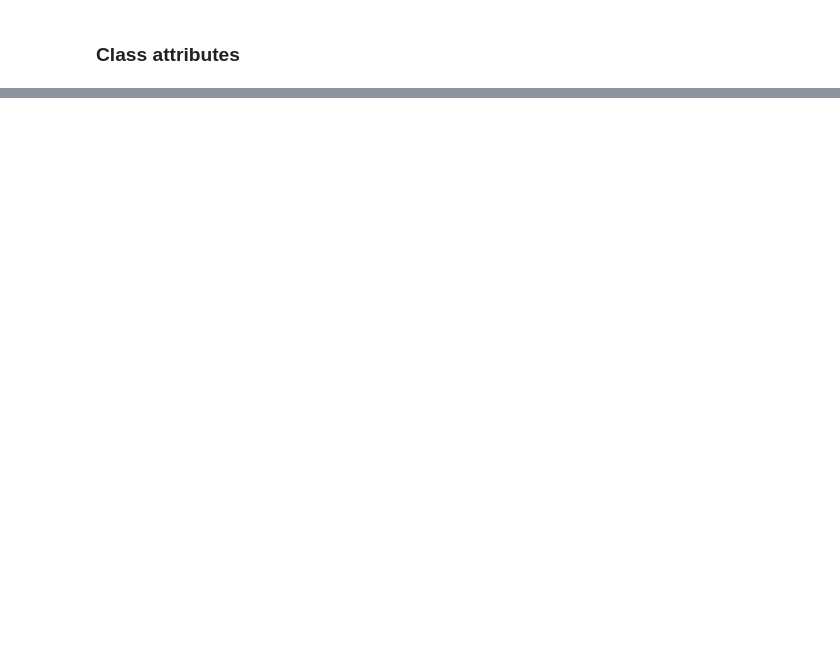
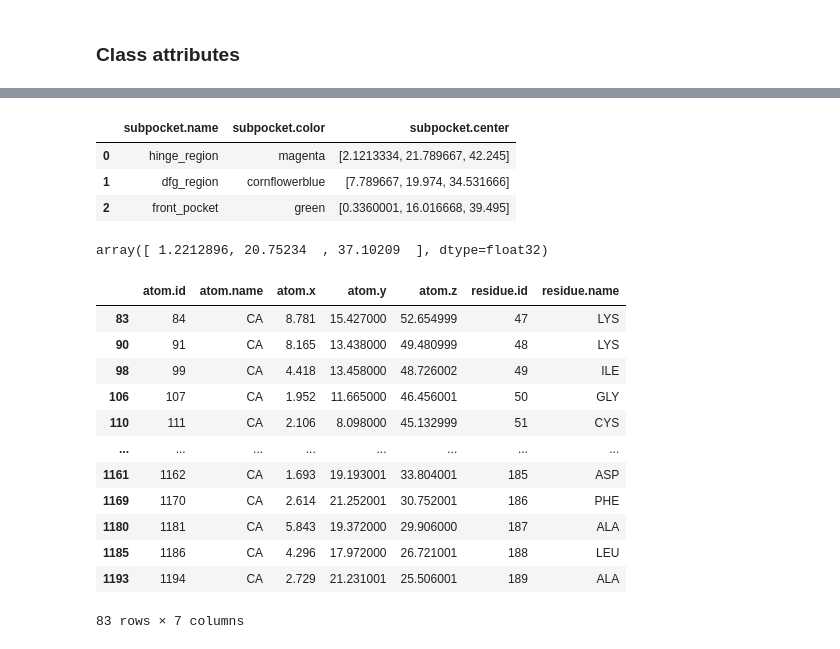
Before and after one commit to volkamerlab/kissim, a Jupyter notebook: docs/tutorials/features.ipynb, the cells around one changed output, grey strips where cells are left out. Saved outputs shown, nothing was run; the diff lists cells and outputs as text; code cells hidden in the pictures; blank space fills up the shorter version.

```diff
--- a/docs/tutorials/features.ipynb
+++ b/docs/tutorials/features.ipynb
@@ -159,0 +200,2 @@ sitealign.details
+# %%
+pocket = KlifsPocket.from_structure_klifs_id(2222, subpockets, klifs_session=REMOTE)
@@ -159,0 +206,27 @@ sitealign.details
+# %%
+pocket.subpockets
+# %% [output]
+|  | subpocket.name | subpocket.color | subpocket.center |
+| 0 | hinge_region | magenta | [2.1213334, 21.789667, 42.245] |
+| 1 | dfg_region | cornflowerblue | [7.789667, 19.974, 34.531666] |
+| 2 | front_pocket | green | [0.3360001, 16.016668, 39.495] |
+# %%
+pocket.center
+# %% [output]
+array([ 1.2212896, 20.75234  , 37.10209  ], dtype=float32)
+# %%
+pocket.ca_atoms
+# %% [output]
+|  | atom.id | atom.name | atom.x | atom.y | atom.z | residue.id | residue.name |
+| 83 | 84 | CA | 8.781 | 15.427000 | 52.654999 | 47 | LYS |
+| 90 | 91 | CA | 8.165 | 13.438000 | 49.480999 | 48 | LYS |
+| 98 | 99 | CA | 4.418 | 13.458000 | 48.726002 | 49 | ILE |
+| 106 | 107 | CA | 1.952 | 11.665000 | 46.456001 | 50 | GLY |
+| 110 | 111 | CA | 2.106 | 8.098000 | 45.132999 | 51 | CYS |
+| ... | ... | ... | ... | ... | ... | ... | ... |
+| 1161 | 1162 | CA | 1.693 | 19.193001 | 33.804001 | 185 | ASP |
+| 1169 | 1170 | CA | 2.614 | 21.252001 | 30.752001 | 186 | PHE |
+| 1180 | 1181 | CA | 5.843 | 19.372000 | 29.906000 | 187 | ALA |
+| 1185 | 1186 | CA | 4.296 | 17.972000 | 26.721001 | 188 | LEU |
+| 1193 | 1194 | CA | 2.729 | 21.231001 | 25.506001 | 189 | ALA |
+83 rows × 7 columns
```
Also changed, not shown: parts of 57 cells of this notebook.
